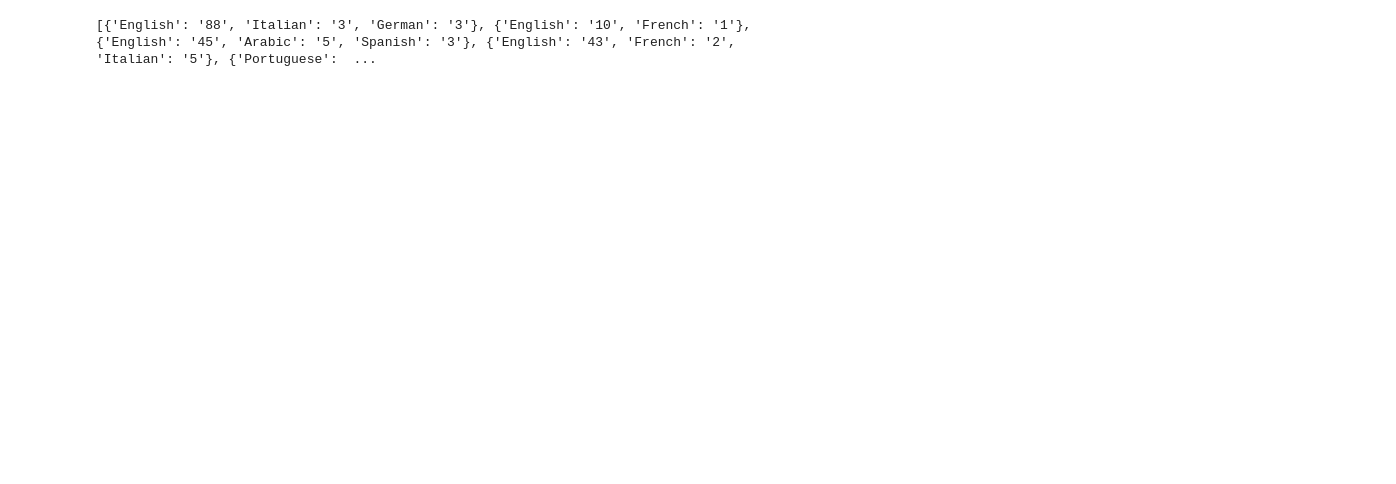
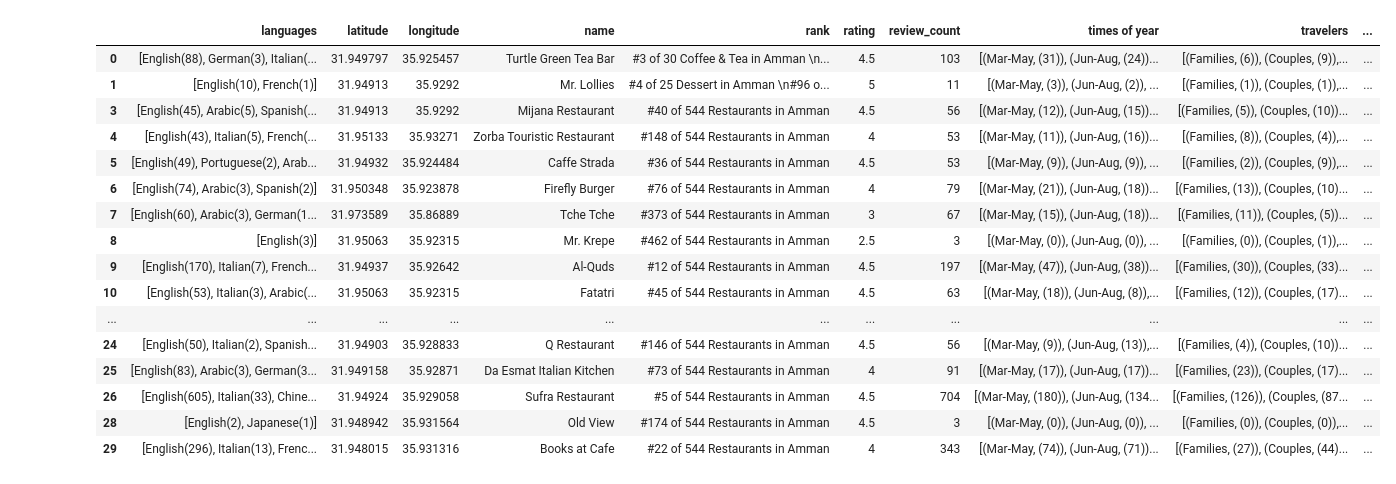
Before and after one commit to ledakaradimou/CS506_FinalProject, a Jupyter notebook: tripadvisor_restaurant_withMap.ipynb, the cells around one changed output. Drawn from its saved outputs; the diff is of its cells as text; code cells hidden in the pictures; blank space fills up the shorter version.

Commit message:
languages of reviews as categories finalized

```diff
--- a/tripadvisor_restaurant_withMap.ipynb
+++ b/tripadvisor_restaurant_withMap.ipynb
@@ -179,19 +179,35 @@ gmap.draw("Amman_map.html")
 # %%
 #https://github.com/tcassou/gmaps    map examples
 # %%
-# --- languages dictionary to be converted into categorical variables (will continue it to do the variables later today)
 from collections import Counter
 import re
 #def convert(string):
 #    return Counter(re.findall('[A-Z][a-z]*', string))
 import ast
 languages_dictsList = []
 for i in scraped_data2['languages']:
     lang = (re.findall('[A-Z][a-z]*', str(i)))
     freq = (re.findall('[1-9][0-9]*', str(i)))
     dictionary = dict(zip(lang, freq))
     languages_dictsList.append(dictionary)
+lang_df = pd.DataFrame(languages_dictsList)
+resulting_df = scraped_data2.join(lang_df)
+resulting_df.fillna(value=0) #final dataframe with languages of reviews as categories
+# %% [output]
+|  | languages | latitude | longitude | name | rank | rating | review_count | times of year | travelers | ... |
+| 0 | [English(88), German(3), Italian(... | 31.949797 | 35.925457 | Turtle Green Tea Bar | #3 of 30 Coffee & Tea in Amman \n... | 4.5 | 103 | [(Mar-May, (31)), (Jun-Aug, (24))... | [(Families, (6)), (Couples, (9)),... | ... |
+| 1 | [English(10), French(1)] | 31.94913 | 35.9292 | Mr. Lollies | #4 of 25 Dessert in Amman \n#96 o... | 5 | 11 | [(Mar-May, (3)), (Jun-Aug, (2)), ... | [(Families, (1)), (Couples, (1)),... | ... |
+| 3 | [English(45), Arabic(5), Spanish(... | 31.94913 | 35.9292 | Mijana Restaurant | #40 of 544 Restaurants in Amman | 4.5 | 56 | [(Mar-May, (12)), (Jun-Aug, (15))... | [(Families, (5)), (Couples, (10))... | ... |
+| 4 | [English(43), Italian(5), French(... | 31.95133 | 35.93271 | Zorba Touristic Restaurant | #148 of 544 Restaurants in Amman | 4 | 53 | [(Mar-May, (11)), (Jun-Aug, (16))... | [(Families, (8)), (Couples, (4)),... | ... |
+| 5 | [English(49), Portuguese(2), Arab... | 31.94932 | 35.924484 | Caffe Strada | #36 of 544 Restaurants in Amman | 4.5 | 53 | [(Mar-May, (9)), (Jun-Aug, (9)), ... | [(Families, (2)), (Couples, (9)),... | ... |
+| 6 | [English(74), Arabic(3), Spanish(2)] | 31.950348 | 35.923878 | Firefly Burger | #76 of 544 Restaurants in Amman | 4 | 79 | [(Mar-May, (21)), (Jun-Aug, (18))... | [(Families, (13)), (Couples, (10)... | ... |
+| 7 | [English(60), Arabic(3), German(1... | 31.973589 | 35.86889 | Tche Tche | #373 of 544 Restaurants in Amman | 3 | 67 | [(Mar-May, (15)), (Jun-Aug, (18))... | [(Families, (11)), (Couples, (5))... | ... |
+| 8 | [English(3)] | 31.95063 | 35.92315 | Mr. Krepe | #462 of 544 Restaurants in Amman | 2.5 | 3 | [(Mar-May, (0)), (Jun-Aug, (0)), ... | [(Families, (0)), (Couples, (1)),... | ... |
+| 9 | [English(170), Italian(7), French... | 31.94937 | 35.92642 | Al-Quds | #12 of 544 Restaurants in Amman | 4.5 | 197 | [(Mar-May, (47)), (Jun-Aug, (38))... | [(Families, (30)), (Couples, (33)... | ... |
+| 10 | [English(53), Italian(3), Arabic(... | 31.95063 | 35.92315 | Fatatri | #45 of 544 Restaurants in Amman | 4.5 | 63 | [(Mar-May, (18)), (Jun-Aug, (8)),... | [(Families, (12)), (Couples, (17)... | ... |
+| ... | ... | ... | ... | ... | ... | ... | ... | ... | ... | ... |
+| 24 | [English(50), Italian(2), Spanish... | 31.94903 | 35.928833 | Q Restaurant | #146 of 544 Restaurants in Amman | 4.5 | 56 | [(Mar-May, (9)), (Jun-Aug, (13)),... | [(Families, (4)), (Couples, (10))... | ... |
+| 25 | [English(83), Arabic(3), German(3... | 31.949158 | 35.92871 | Da Esmat Italian Kitchen | #73 of 544 Restaurants in Amman | 4 | 91 | [(Mar-May, (17)), (Jun-Aug, (17))... | [(Families, (23)), (Couples, (17)... | ... |
+| 26 | [English(605), Italian(33), Chine... | 31.94924 | 35.929058 | Sufra Restaurant | #5 of 544 Restaurants in Amman | 4.5 | 704 | [(Mar-May, (180)), (Jun-Aug, (134... | [(Families, (126)), (Couples, (87... | ... |
+| 28 | [English(2), Japanese(1)] | 31.948942 | 35.931564 | Old View | #174 of 544 Restaurants in Amman | 4.5 | 3 | [(Mar-May, (0)), (Jun-Aug, (0)), ... | [(Families, (0)), (Couples, (0)),... | ... |
+| 29 | [English(296), Italian(13), Frenc... | 31.948015 | 35.931316 | Books at Cafe | #22 of 544 Restaurants in Amman | 4 | 343 | [(Mar-May, (74)), (Jun-Aug, (71))... | [(Families, (27)), (Couples, (44)... | ... |
-# %%
-print(languages_dictsList)
-# %% [output]
-[{'English': '88', 'Italian': '3', 'German': '3'}, {'English': '10', 'French': '1'}, {'English': '45', 'Arabic': '5', 'Spanish': '3'}, {'English': '43', 'French': '2', 'Italian': '5'}, {'Portuguese':  ...
```
Also changed, not shown: parts of 2 cells of this notebook.
